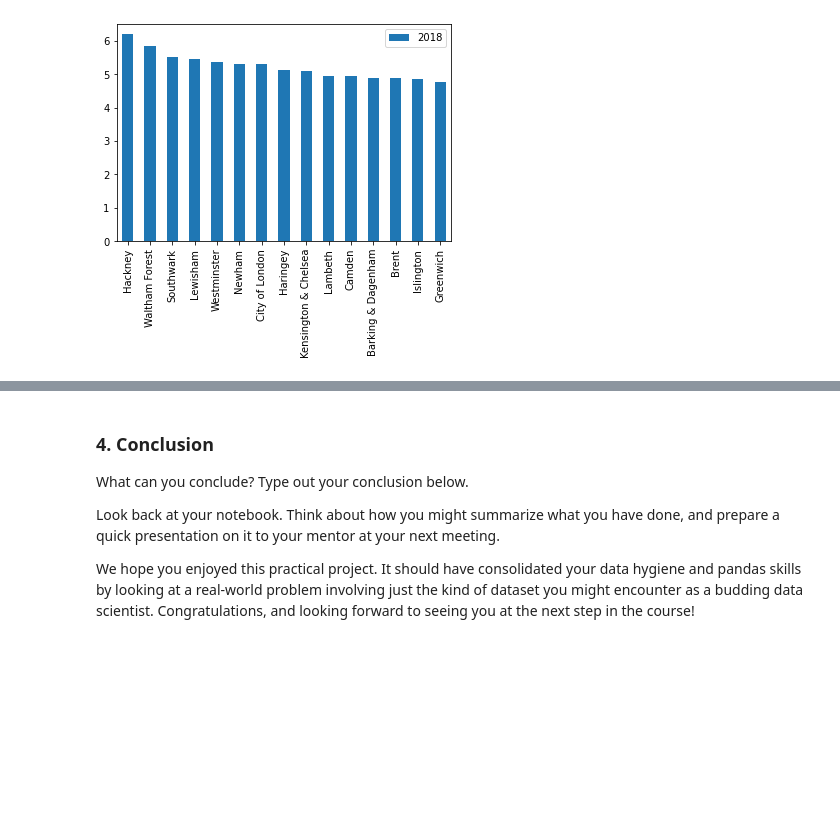
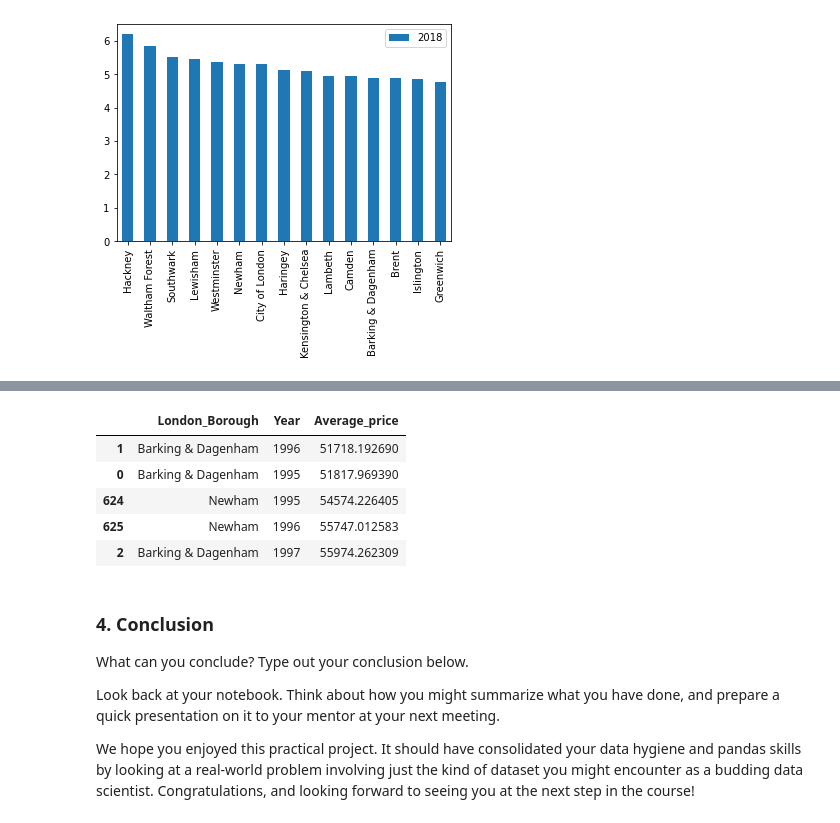
Before and after one commit to danpfc/Springboard, a Jupyter notebook: Unit 4 Challenge - Tier 3.ipynb, the cells around one changed output, grey strips where cells are left out. Drawn from its saved outputs; the diff is of its cells as text; code cells hidden in the pictures; blank space fills up the shorter version.

```diff
--- a/Unit 4 Challenge - Tier 3.ipynb
+++ b/Unit 4 Challenge - Tier 3.ipynb
@@ -641,3 +650,13 @@ ax.set_xticklabels(top15.Borough)
+# %%
+#the least expensive Borough
+dfg.sort_values(by=['Average_price'],ascending=True).head()
+# %% [output]
+|  | London_Borough | Year | Average_price |
+| 1 | Barking & Dagenham | 1996 | 51718.192690 |
+| 0 | Barking & Dagenham | 1995 | 51817.969390 |
+| 624 | Newham | 1995 | 54574.226405 |
+| 625 | Newham | 1996 | 55747.012583 |
+| 2 | Barking & Dagenham | 1997 | 55974.262309 |
 # %% [markdown]
 ### 4. Conclusion
 What can you conclude? Type out your conclusion below.
```
Also changed, not shown: parts of 5 cells of this notebook.
